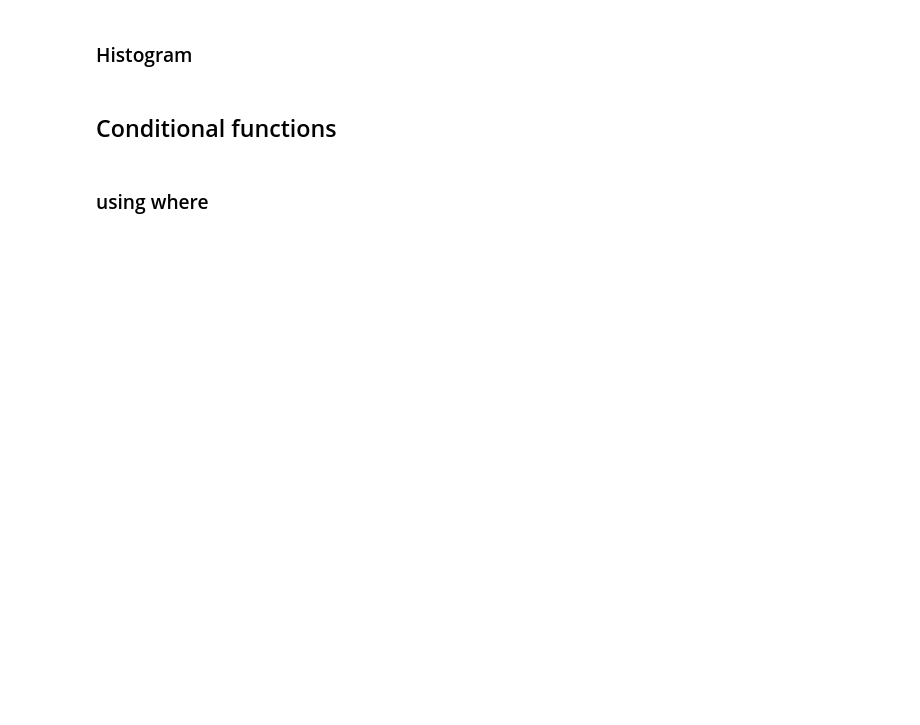
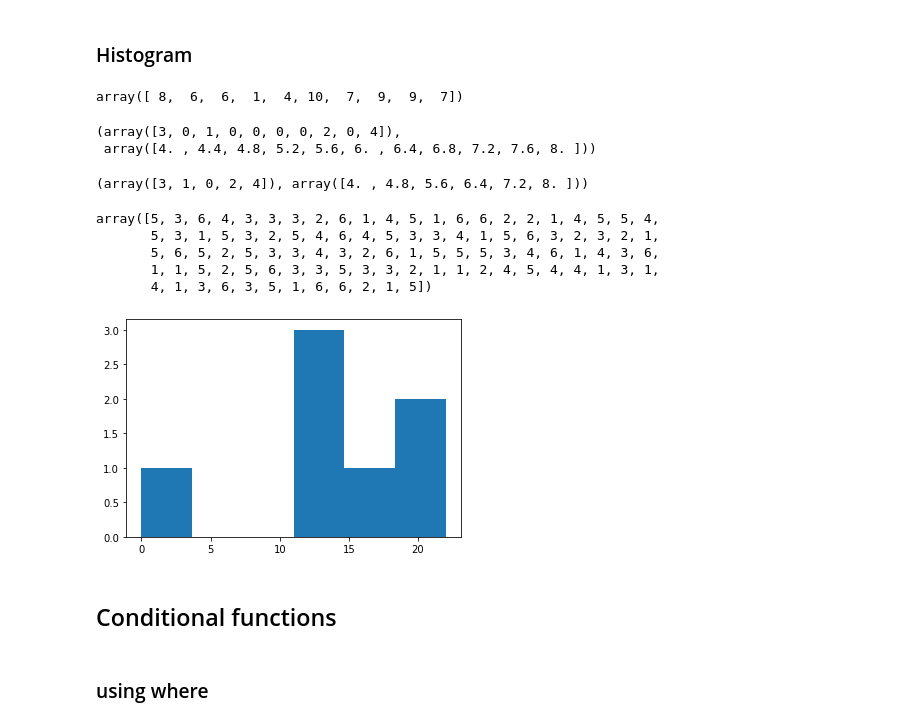
Before and after one commit to pycsr/Python_for_DataScience, a Jupyter notebook: 01_Numpy.ipynb, the cells around one changed output. Drawn from its saved outputs; the diff is of its cells as text; code cells hidden in the pictures; blank space fills up the shorter version.

```diff
--- a/01_Numpy.ipynb
+++ b/01_Numpy.ipynb
@@ -615,3 +967,32 @@ array([[1, 2],
+# %%
+a = np.random.randint(1,11,10)
+a
+# %% [output]
+array([ 8,  6,  6,  1,  4, 10,  7,  9,  9,  7])
+# %%
+np.histogram(a)
+# %% [output]
+(array([3, 0, 1, 0, 0, 0, 0, 2, 0, 4]),
+ array([4. , 4.4, 4.8, 5.2, 5.6, 6. , 6.4, 6.8, 7.2, 7.6, 8. ]))
+# %%
+np.histogram(a,5)
+# %% [output]
+(array([3, 1, 0, 2, 4]), array([4. , 4.8, 5.6, 6.4, 7.2, 8. ]))
+# %%
+a = np.random.randint(1,7,100)
+a
+# %% [output]
+array([5, 3, 6, 4, 3, 3, 3, 2, 6, 1, 4, 5, 1, 6, 6, 2, 2, 1, 4, 5, 5, 4,
+       5, 3, 1, 5, 3, 2, 5, 4, 6, 4, 5, 3, 3, 4, 1, 5, 6, 3, 2, 3, 2, 1,
+       5, 6, 5, 2, 5, 3, 3, 4, 3, 2, 6, 1, 5, 5, 5, 3, 4, 6, 1, 4, 3, 6,
+       1, 1, 5, 2, 5, 6, 3, 3, 5, 3, 3, 2, 1, 1, 2, 4, 5, 4, 4, 1, 3, 1,
+       4, 1, 3, 6, 3, 5, 1, 6, 6, 2, 1, 5])
+# %%
+cnt = np.bincount(a)
+plt.hist(cnt,bins=6)
+plt.show()
+# %% [output]
+[figure, added]
 # %% [markdown]
 ## Conditional functions
 # %% [markdown]
```
Also changed, not shown: parts of 87 cells of this notebook.
